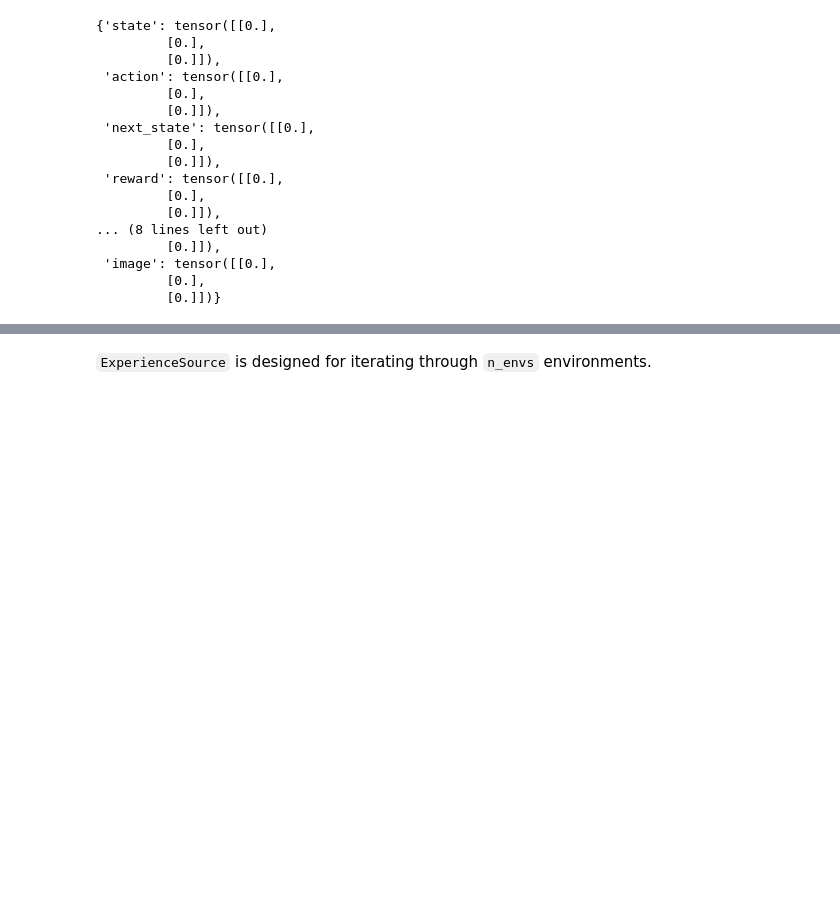
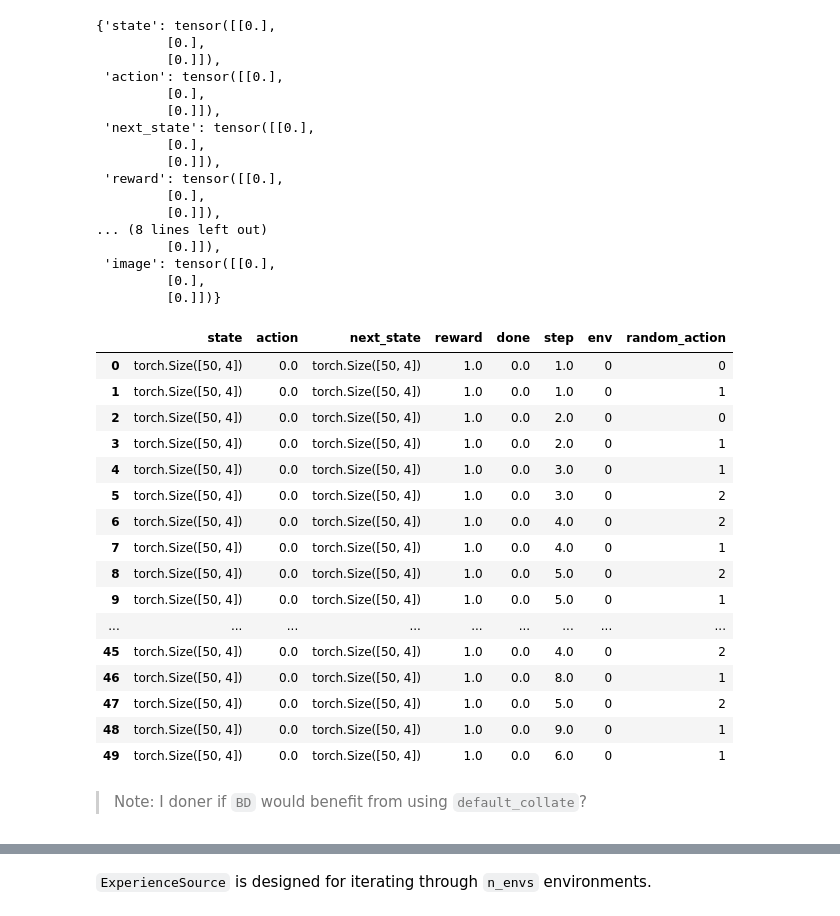
Before and after one commit to josiahls/fast-reinforcement-learning-2, a Jupyter notebook: nbs/05_data.block.ipynb, the cells around one changed output, grey strips where cells are left out. Cells and saved outputs as stored; diff of their text form; code cells hidden in the pictures; blank space fills up the shorter version.

```diff
--- a/nbs/05_data.block.ipynb
+++ b/nbs/05_data.block.ipynb
@@ -79,7 +79,7 @@ def init_experience(but='',**kwargs):
     )
     for s in but.split(','):
         if s in experience:del experience[s]
-    return D(merge(experience,kwargs)).mapv(o2tensor_batch)
+    return BD(D(merge(experience,kwargs)).mapv(o2tensor_batch))
 # %%
 init_experience()
 # %% [output]
@@ -240,3 +236,31 @@ class SourceDataset(IterableDataset):
     def __init__(self,source=None): store_attr('source')
     def __iter__(self):             return iter(self.source)
     def wif(self):                  self.source._init_state()
+# %%
+source=ExperienceSource('CartPole-v1',None,n_envs=1)
+dataset=SourceDataset(source)
+
+data=None
+for x in DataLoader(dataset,num_workers=2,n=50,persistent_workers=True,wif=dataset.wif):
+    data=BD(*x) if data is None else data+BD(*x)
+data.pandas()
+# %% [output]
+|  | state | action | next_state | reward | done | step | env | random_action |
+| 0 | torch.Size([50, 4]) | 0.0 | torch.Size([50, 4]) | 1.0 | 0.0 | 1.0 | 0 | 0 |
+| 1 | torch.Size([50, 4]) | 0.0 | torch.Size([50, 4]) | 1.0 | 0.0 | 1.0 | 0 | 1 |
+| 2 | torch.Size([50, 4]) | 0.0 | torch.Size([50, 4]) | 1.0 | 0.0 | 2.0 | 0 | 0 |
+| 3 | torch.Size([50, 4]) | 0.0 | torch.Size([50, 4]) | 1.0 | 0.0 | 2.0 | 0 | 1 |
+| 4 | torch.Size([50, 4]) | 0.0 | torch.Size([50, 4]) | 1.0 | 0.0 | 3.0 | 0 | 1 |
+| 5 | torch.Size([50, 4]) | 0.0 | torch.Size([50, 4]) | 1.0 | 0.0 | 3.0 | 0 | 2 |
+| 6 | torch.Size([50, 4]) | 0.0 | torch.Size([50, 4]) | 1.0 | 0.0 | 4.0 | 0 | 2 |
+| 7 | torch.Size([50, 4]) | 0.0 | torch.Size([50, 4]) | 1.0 | 0.0 | 4.0 | 0 | 1 |
+| 8 | torch.Size([50, 4]) | 0.0 | torch.Size([50, 4]) | 1.0 | 0.0 | 5.0 | 0 | 2 |
+| 9 | torch.Size([50, 4]) | 0.0 | torch.Size([50, 4]) | 1.0 | 0.0 | 5.0 | 0 | 1 |
+| ... | ... | ... | ... | ... | ... | ... | ... | ... |
+| 45 | torch.Size([50, 4]) | 0.0 | torch.Size([50, 4]) | 1.0 | 0.0 | 4.0 | 0 | 2 |
+| 46 | torch.Size([50, 4]) | 0.0 | torch.Size([50, 4]) | 1.0 | 0.0 | 8.0 | 0 | 1 |
+| 47 | torch.Size([50, 4]) | 0.0 | torch.Size([50, 4]) | 1.0 | 0.0 | 5.0 | 0 | 2 |
+| 48 | torch.Size([50, 4]) | 0.0 | torch.Size([50, 4]) | 1.0 | 0.0 | 9.0 | 0 | 1 |
+| 49 | torch.Size([50, 4]) | 0.0 | torch.Size([50, 4]) | 1.0 | 0.0 | 6.0 | 0 | 1 |
+# %% [markdown]
+> Note: I doner if `BD` would benefit from using `default_collate`?
```
Also changed, not shown: parts of 11 cells of this notebook, 9 other files.
